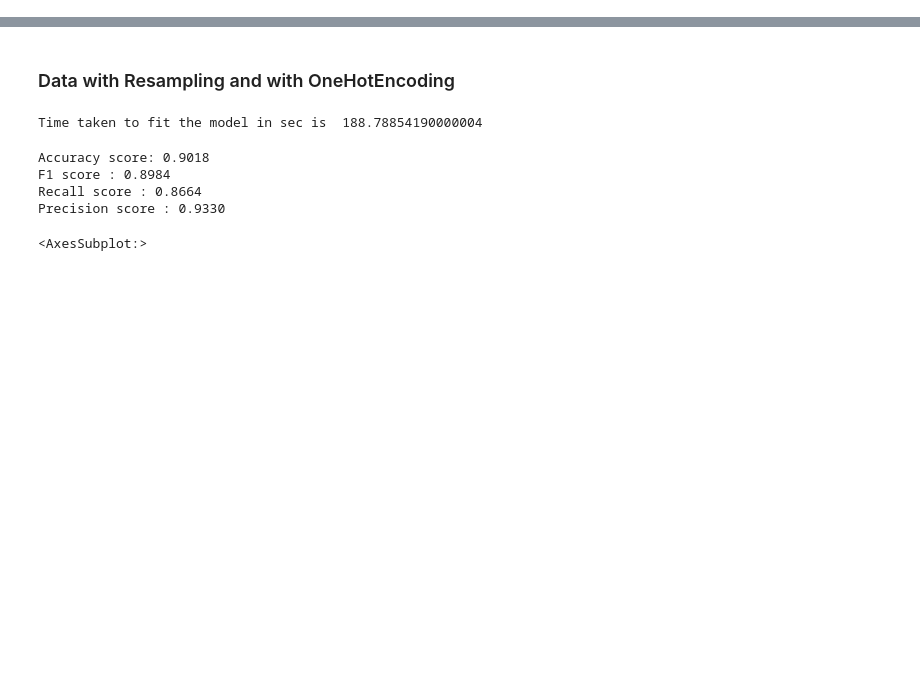
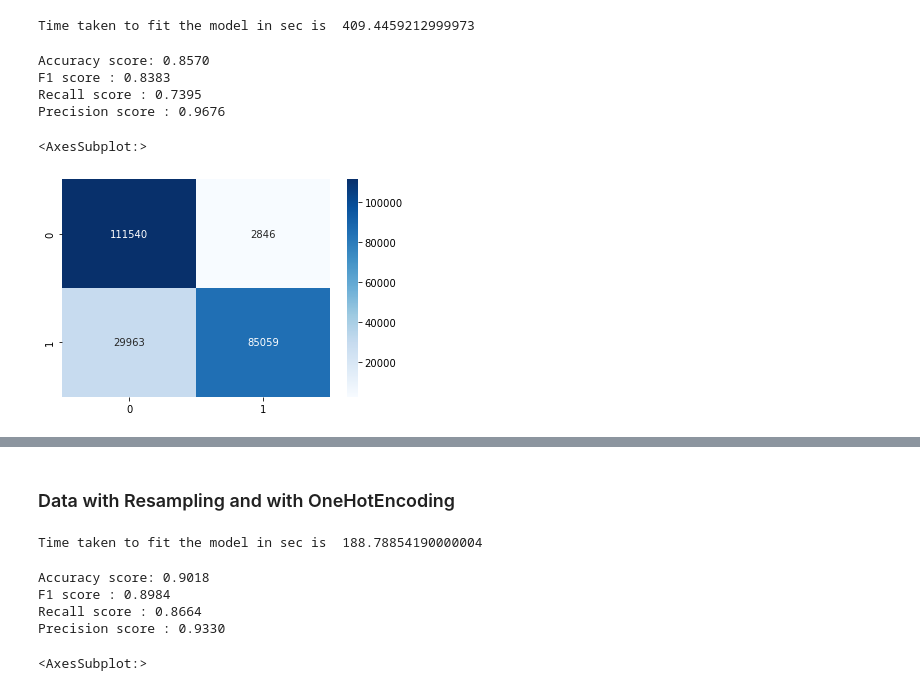
Before and after one commit to raghavendra17/Auto-Insurance-Claim-Predicton, a Jupyter notebook: SVM.ipynb, the cells around one changed output, grey strips where cells are left out. Drawn from its saved outputs; the diff is of its cells as text; code cells hidden in the pictures; blank space fills up the shorter version.

```diff
--- a/SVM.ipynb
+++ b/SVM.ipynb
@@ -54,0 +62,31 @@ weighted avg       0.86      0.82      0.82    229408
+# %%
+X = x_resampled_encoding.values
+Y = np.squeeze(y_resampled.values)
+X_train,X_test,y_train,y_test=train_test_split(X,Y,test_size=0.2,random_state=10)
+scaler = StandardScaler().fit(X_train)
+train_sc = scaler.transform(X_train)
+test_sc = scaler.transform(X_test)
+# %%
+svm_clf = LinearSVC(random_state=48)
+start_time = timeit.default_timer()
+svm_clf.fit(train_sc,y_train)
+elapsed = timeit.default_timer() - start_time
+print("Time taken to fit the model in sec is ",elapsed)
+y_pred=svm_clf.predict(test_sc)
+# %% [output]
+Time taken to fit the model in sec is  409.4459212999973
+# %%
+print(f"Accuracy score: {accuracy_score(y_test, y_pred):.4f}")
+print(f"F1 score : {f1_score(y_test, y_pred):.4f}")
+print(f"Recall score : {recall_score(y_test, y_pred):.4f}")
+print(f"Precision score : {precision_score(y_test, y_pred):.4f}")
+# %% [output]
+Accuracy score: 0.8570
+F1 score : 0.8383
+Recall score : 0.7395
+Precision score : 0.9676
+# %%
+sns.heatmap(confusion_matrix(y_test,y_pred),annot=True,fmt='',cmap='Blues')
+# %% [output]
+<AxesSubplot:>
+[figure, added]
```
Also changed, not shown: parts of 24 cells of this notebook, 6 other files.
